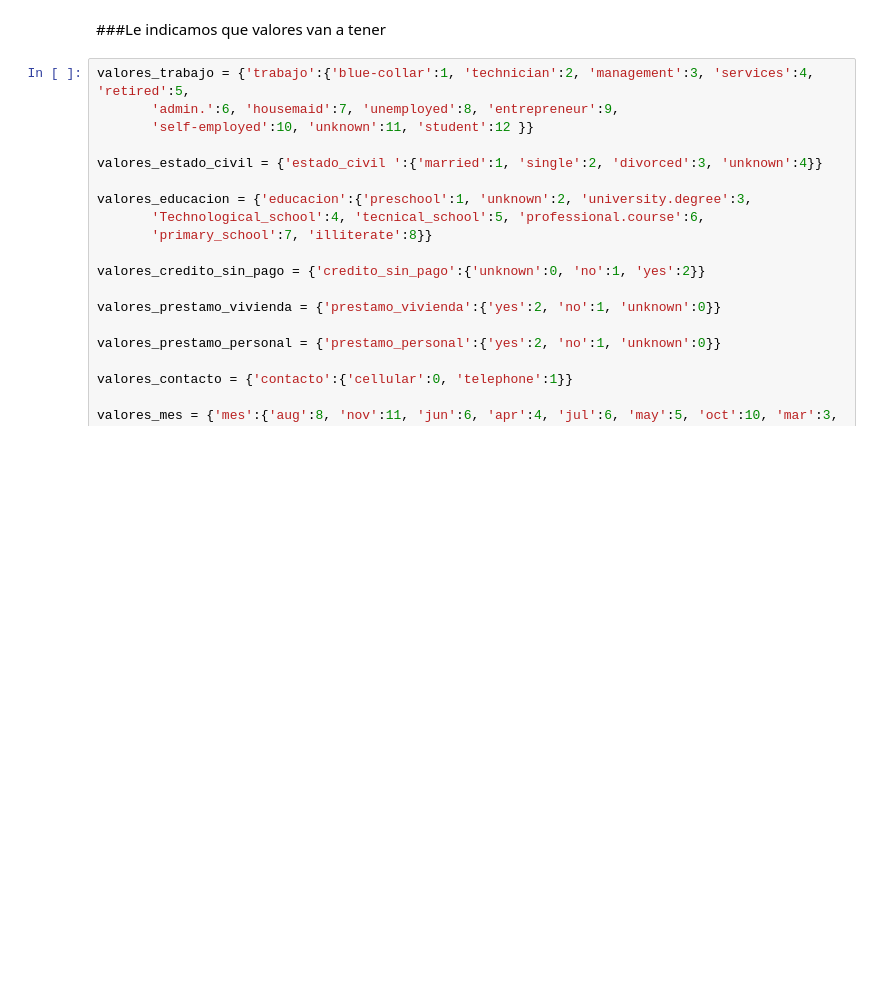
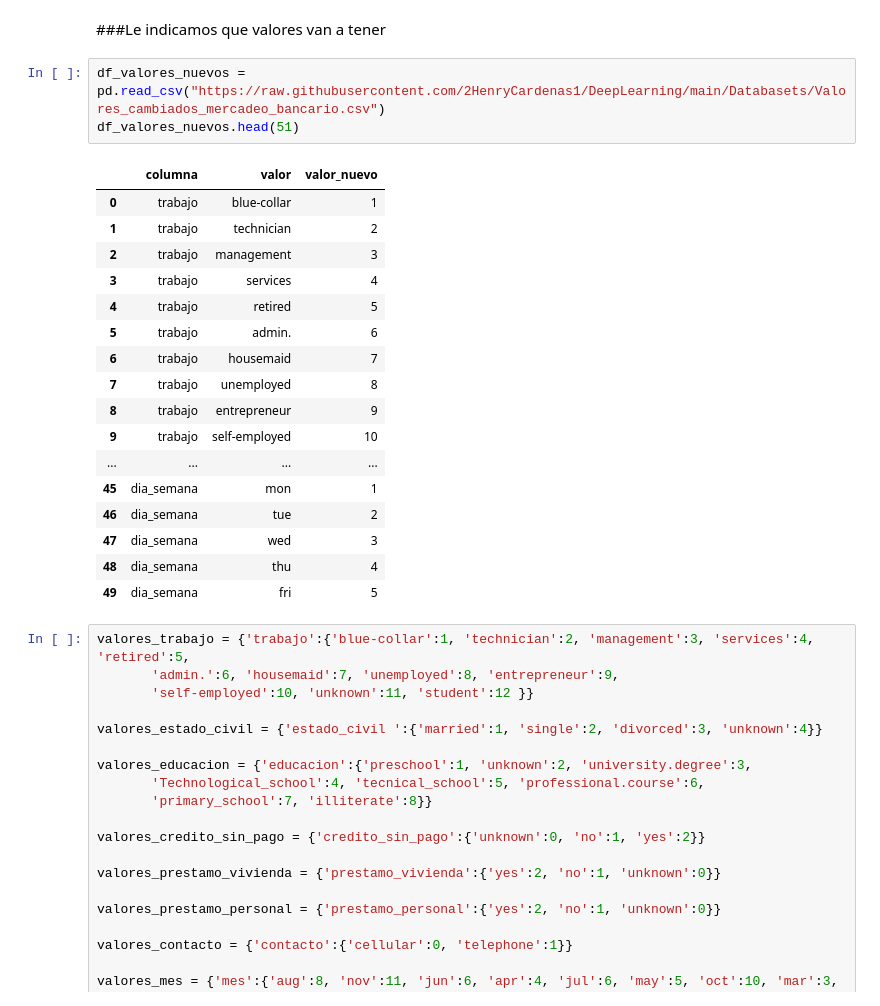
Before and after one commit to 2HenryCardenas1/DeepLearning, a Jupyter notebook: Jupyter/P1T6_Regresion_Logistica_mercadeo_bancario.ipynb, the cells around one changed output. Saved outputs shown, nothing was run; the diff lists cells and outputs as text; blank space fills up the shorter version.

```diff
--- a/Jupyter/P1T6_Regresion_Logistica_mercadeo_bancario.ipynb
+++ b/Jupyter/P1T6_Regresion_Logistica_mercadeo_bancario.ipynb
@@ -92,6 +92,27 @@ df['dia_semana'].unique()
 array(['thu', 'fri', 'tue', 'mon', 'wed'], dtype=object)
 # %% [markdown]
 ###Le indicamos que valores van a tener
+# %%
+df_valores_nuevos = pd.read_csv("https://raw.githubusercontent.com/2HenryCardenas1/DeepLearning/main/Databasets/Valores_cambiados_mercadeo_bancario.csv")
+df_valores_nuevos.head(51)
+# %% [output]
+|  | columna | valor | valor_nuevo |
+| 0 | trabajo | blue-collar | 1 |
+| 1 | trabajo | technician | 2 |
+| 2 | trabajo | management | 3 |
+| 3 | trabajo | services | 4 |
+| 4 | trabajo | retired | 5 |
+| 5 | trabajo | admin. | 6 |
+| 6 | trabajo | housemaid | 7 |
+| 7 | trabajo | unemployed | 8 |
+| 8 | trabajo | entrepreneur | 9 |
+| 9 | trabajo | self-employed | 10 |
+| ... | ... | ... | ... |
+| 45 | dia_semana | mon | 1 |
+| 46 | dia_semana | tue | 2 |
+| 47 | dia_semana | wed | 3 |
+| 48 | dia_semana | thu | 4 |
+| 49 | dia_semana | fri | 5 |
 # %%
 valores_trabajo = {'trabajo':{'blue-collar':1, 'technician':2, 'management':3, 'services':4, 'retired':5,
        'admin.':6, 'housemaid':7, 'unemployed':8, 'entrepreneur':9,
```
Also changed, not shown: parts of 1 cell of this notebook.
